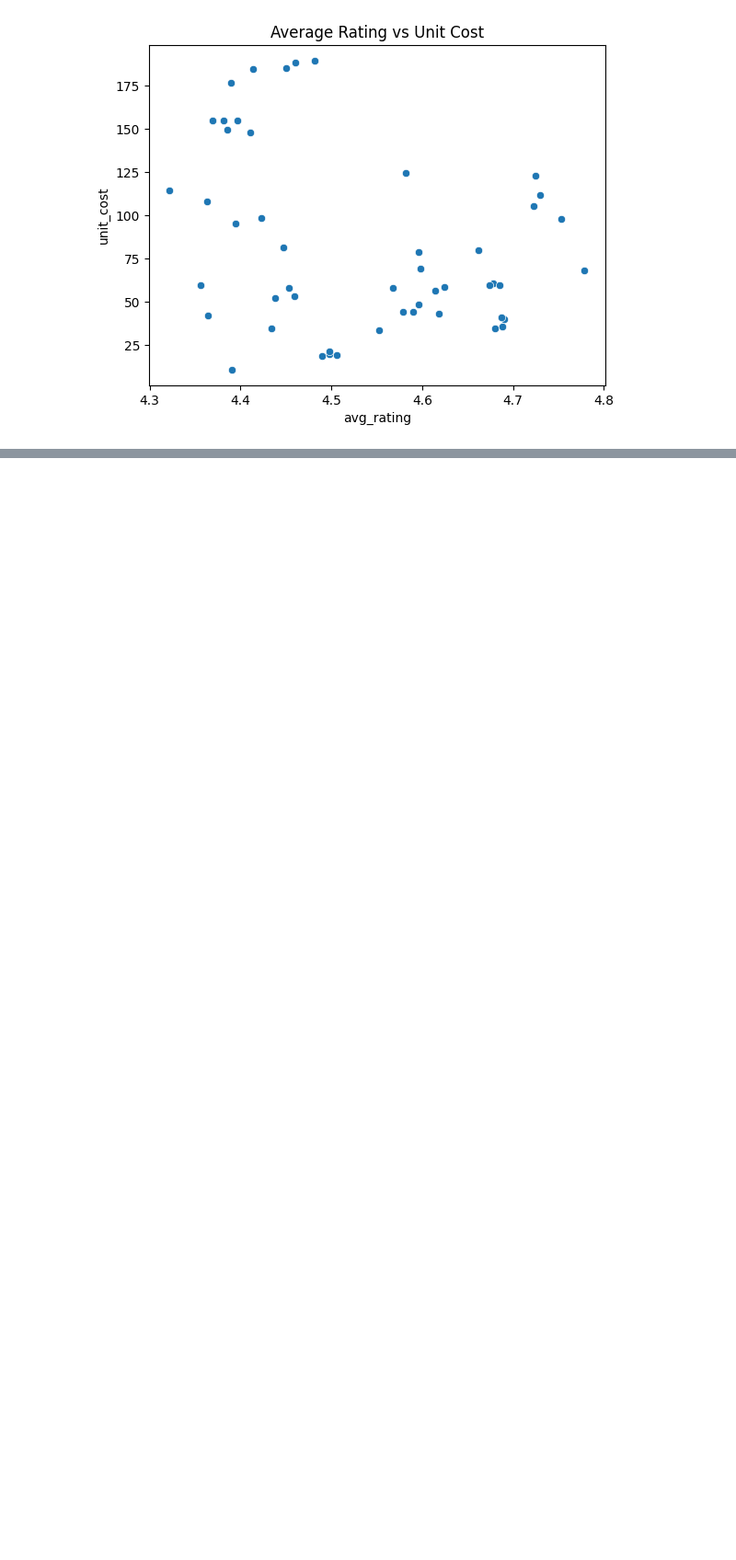
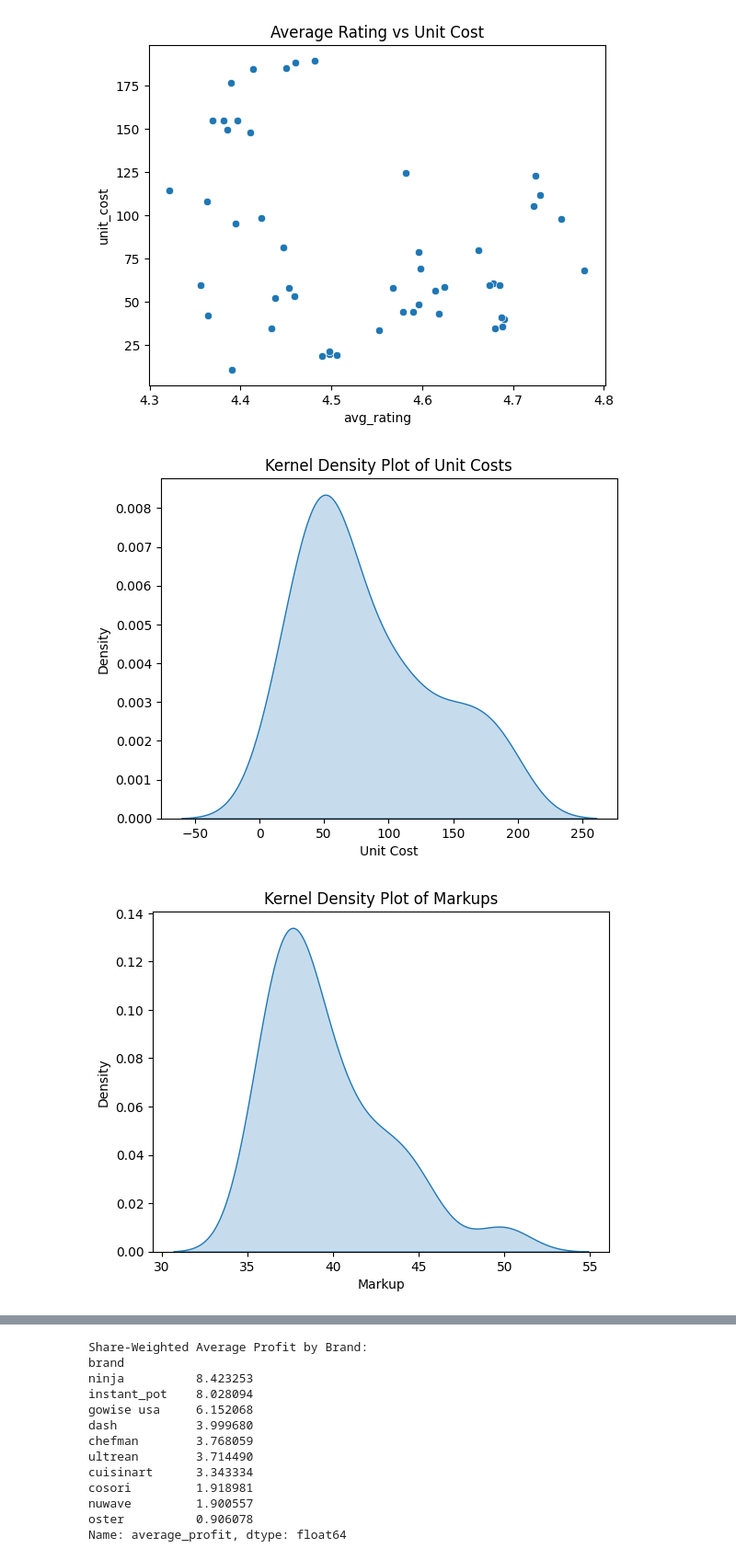
Before and after one commit to JasonYe05/demand_est_project, a Jupyter notebook: Notebooks/PricingAnalyst.ipynb, the cells around one changed output, grey strips where cells are left out. Shown at 92% size. Saved outputs shown, nothing was run; the diff lists cells and outputs as text; code cells hidden in the pictures; blank space fills up the shorter version.

```diff
--- a/Notebooks/PricingAnalyst.ipynb
+++ b/Notebooks/PricingAnalyst.ipynb
@@ -46,3 +46,46 @@ oster        152.664213  189.031284    4.388653
 ultrean       38.939123   78.114606    4.672616
 [figure]
 [figure]
+# %%
+data["average_profit"] = data["brand_share"] * data["markup"]
+
+# Kernel density plots in general
+sns.kdeplot(data=data, x="unit_cost", fill=True)
+plt.title("Kernel Density Plot of Unit Costs")
+plt.xlabel("Unit Cost")
+plt.show()
+
+sns.kdeplot(data=data, x="markup", fill=True)
+plt.title("Kernel Density Plot of Markups")
+plt.xlabel("Markup")
+plt.show()
+
+sns.kdeplot(data=data, x="average_profit", fill=True)
+plt.title("Kernel Density Plot of Average Profit")
+plt.xlabel("Average Profit")
+plt.show()
+
+# Kernel density plots by brand
+sns.kdeplot(data=data, x="unit_cost", hue="brand", fill=False)
+plt.title("Kernel Density Plot of Unit Costs by Brand")
+plt.xlabel("Unit Cost")
+plt.show()
+
+sns.kdeplot(data=data, x="markup", hue="brand", fill=False)
+plt.title("Kernel Density Plot of Markups by Brand")
+plt.xlabel("Markup")
+plt.show()
+
+sns.kdeplot(data=data, x="average_profit", hue="brand", fill=False)
+plt.title("Kernel Density Plot of Average Profit by Brand")
+plt.xlabel("Average Profit")
+plt.show()
+
+# Highest share-weighted average profit by brand
+profit_summary = data.groupby("brand")["average_profit"].mean().sort_values(ascending=False)
+
+print("Share-Weighted Average Profit by Brand:")
+print(profit_summary)
+# %% [output]
+[figure, added]
+[figure, added]
@@ -49,3 +96,16 @@ ultrean       38.939123   78.114606    4.672616
+Share-Weighted Average Profit by Brand:
+brand
+ninja          8.423253
+instant_pot    8.028094
+gowise usa     6.152068
+dash           3.999680
+chefman        3.768059
+ultrean        3.714490
+cuisinart      3.343334
+cosori         1.918981
+nuwave         1.900557
+oster          0.906078
+Name: average_profit, dtype: float64
 # %% [markdown]
 #### Question 1)
 * Highest Average Unit Cost: Cuisinart (185.14 dollars), Oster (152.66 dollars), and Ninja (101.46 dollars)
```
Also changed, not shown: parts of 2 cells of this notebook.
